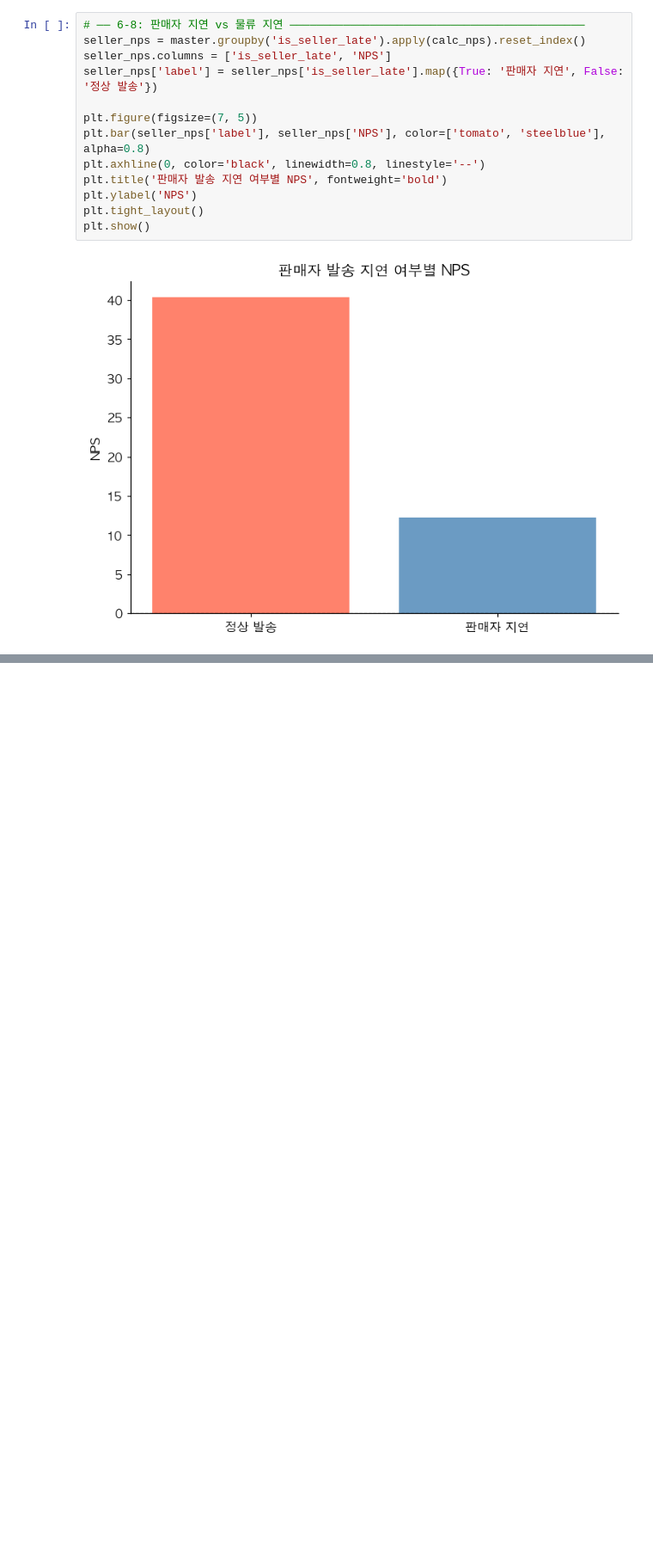
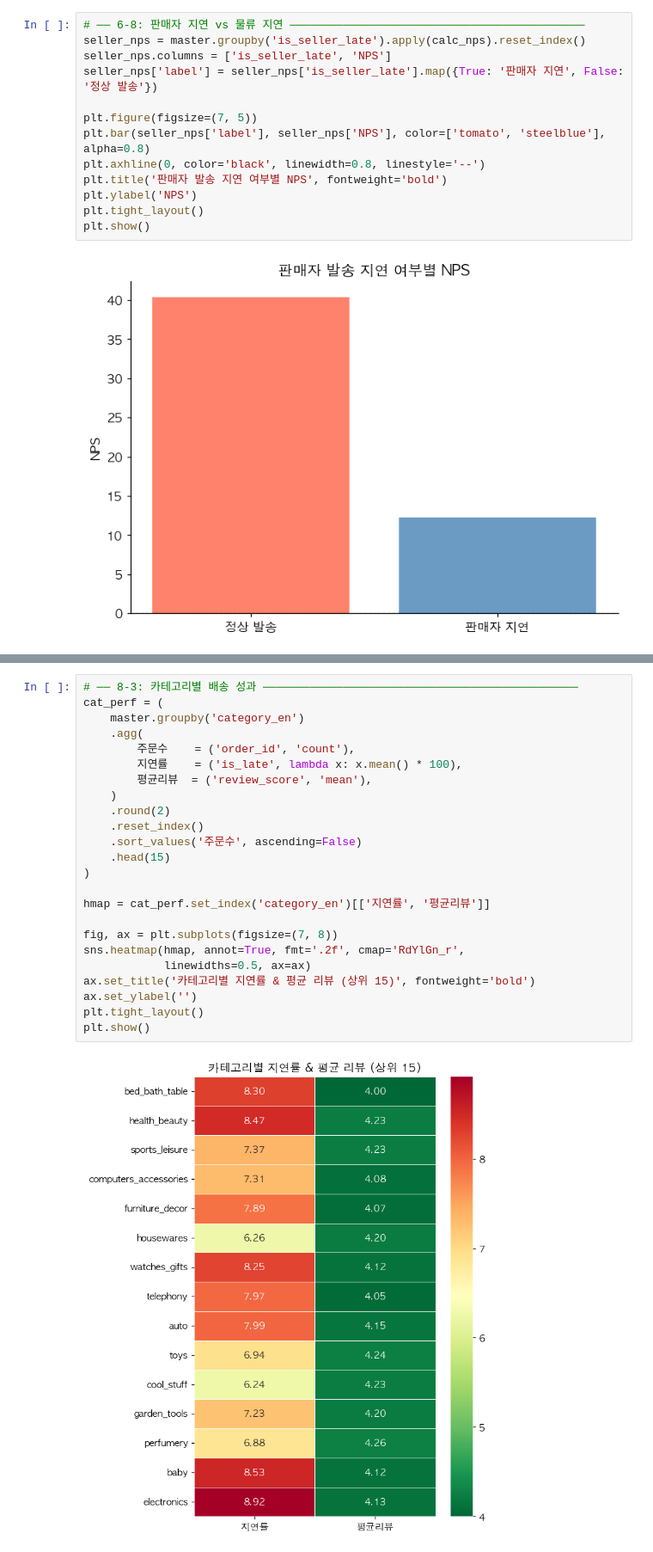
Before and after one commit to gyeongguk-K/my-project, a Jupyter notebook: Project.ipynb, the cells around one changed output, grey strips where cells are left out. Shown at 86% size. Saved outputs shown, nothing was run; the diff lists cells and outputs as text; blank space fills up the shorter version.

```diff
--- a/Project.ipynb
+++ b/Project.ipynb
@@ -619,0 +792,26 @@ plt.show()
+# %%
+# ── 8-3: 카테고리별 배송 성과 ───────────────────────────────────────────────
+cat_perf = (
+    master.groupby('category_en')
+    .agg(
+        주문수    = ('order_id', 'count'),
+        지연률    = ('is_late', lambda x: x.mean() * 100),
+        평균리뷰  = ('review_score', 'mean'),
+    )
+    .round(2)
+    .reset_index()
+    .sort_values('주문수', ascending=False)
+    .head(15)
+)
+
+hmap = cat_perf.set_index('category_en')[['지연률', '평균리뷰']]
+
+fig, ax = plt.subplots(figsize=(7, 8))
+sns.heatmap(hmap, annot=True, fmt='.2f', cmap='RdYlGn_r',
+            linewidths=0.5, ax=ax)
+ax.set_title('카테고리별 지연률 & 평균 리뷰 (상위 15)', fontweight='bold')
+ax.set_ylabel('')
+plt.tight_layout()
+plt.show()
+# %% [output]
+[figure, added]
```
Also changed, not shown: parts of 34 cells of this notebook.
